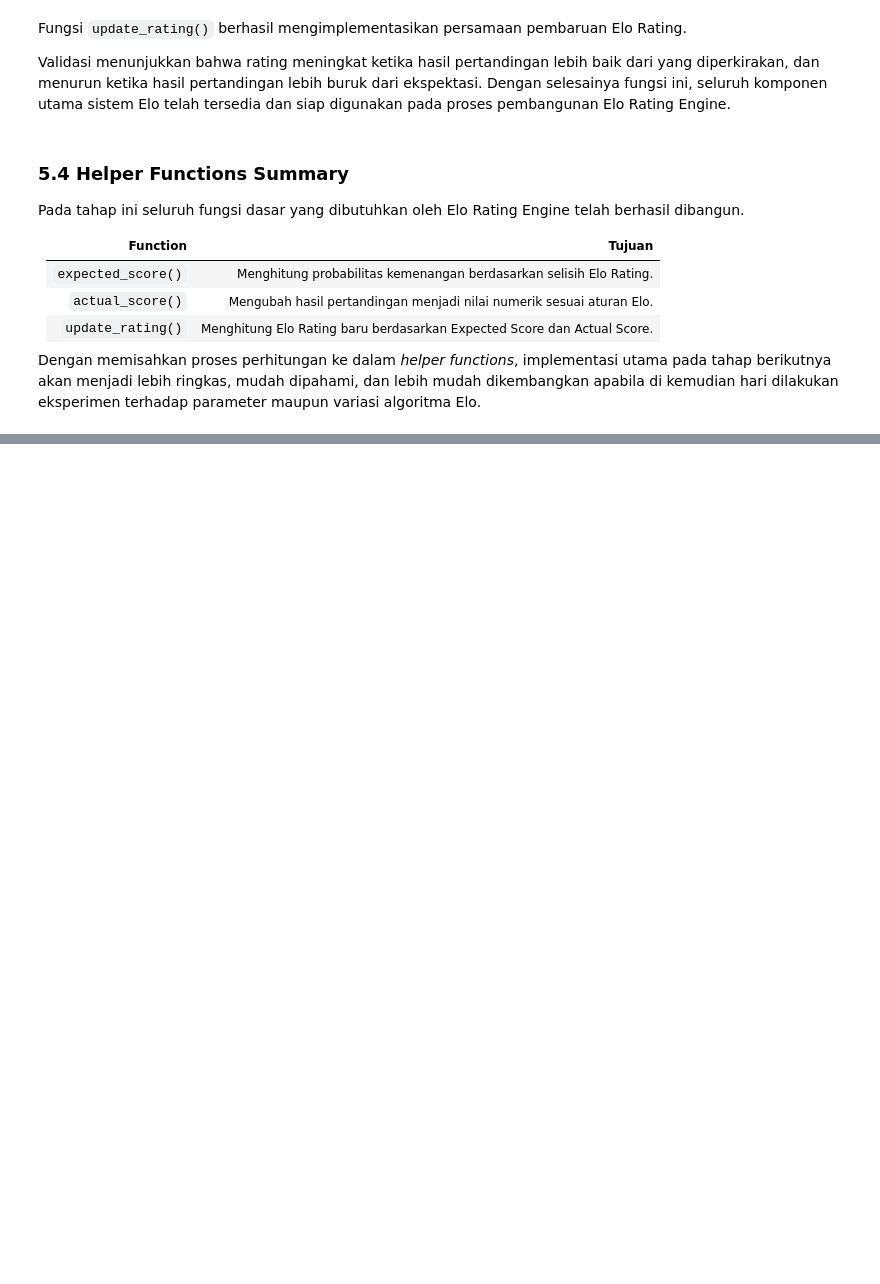
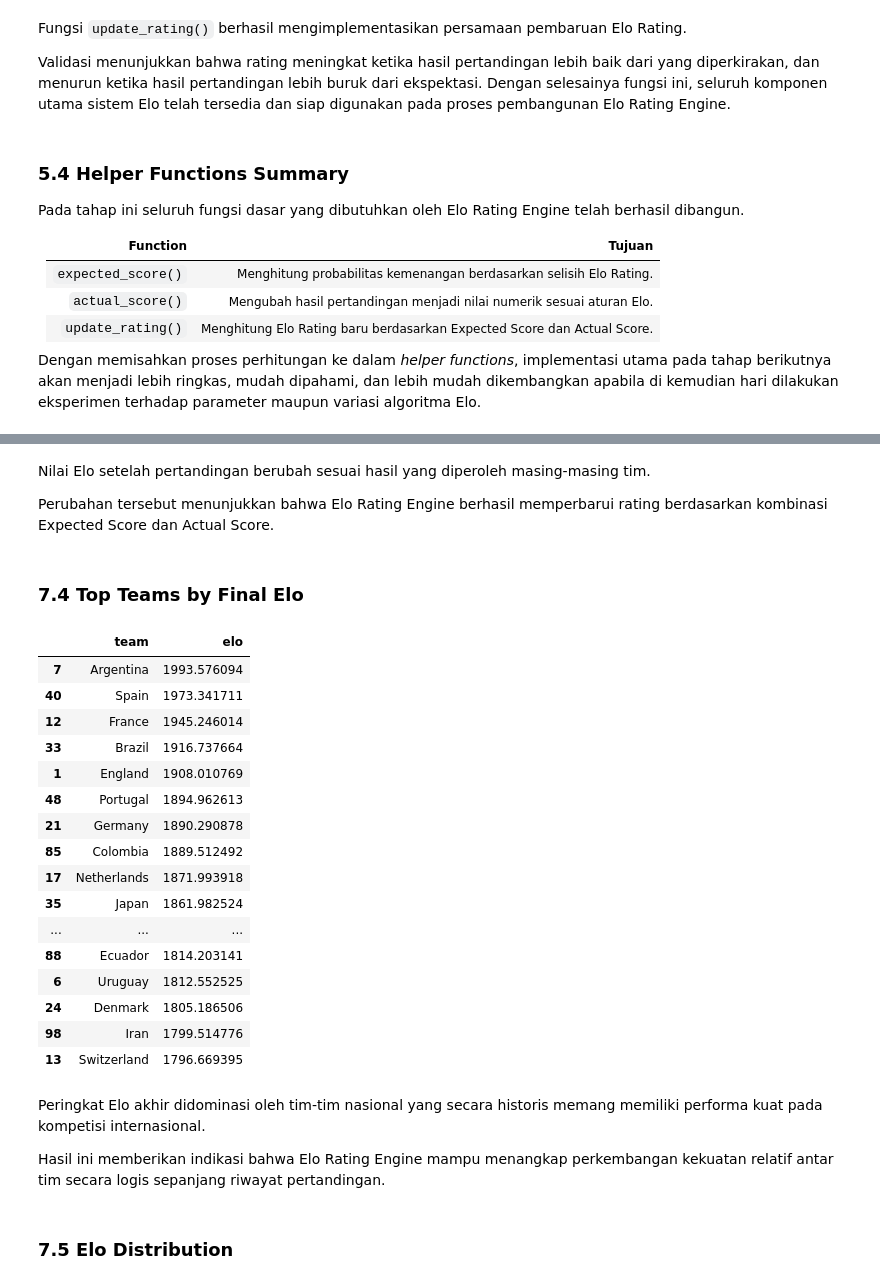
Before and after one commit to RyannPy/international-football-prediction, a Jupyter notebook: notebooks/09_elo_rating_engine.ipynb, the cells around one changed output, grey strips where cells are left out. Saved outputs shown, nothing was run; the diff lists cells and outputs as text; code cells hidden in the pictures; blank space fills up the shorter version.

```diff
--- a/notebooks/09_elo_rating_engine.ipynb
+++ b/notebooks/09_elo_rating_engine.ipynb
@@ -327,0 +532,40 @@ Dengan memisahkan proses perhitungan ke dalam *helper functions*, implementasi u
+# %% [markdown]
+Nilai Elo setelah pertandingan berubah sesuai hasil yang diperoleh masing-masing tim.
+
+Perubahan tersebut menunjukkan bahwa Elo Rating Engine berhasil memperbarui rating berdasarkan kombinasi Expected Score dan Actual Score.
+# %% [markdown]
+### 7.4 Top Teams by Final Elo
+# %%
+final_elo = (
+    pd.DataFrame(
+        elo_ratings.items(),
+        columns=["team", "elo"]
+    )
+    .sort_values("elo", ascending=False)
+)
+
+final_elo.head(20)
+# %% [output]
+|  | team | elo |
+| 7 | Argentina | 1993.576094 |
+| 40 | Spain | 1973.341711 |
+| 12 | France | 1945.246014 |
+| 33 | Brazil | 1916.737664 |
+| 1 | England | 1908.010769 |
+| 48 | Portugal | 1894.962613 |
+| 21 | Germany | 1890.290878 |
+| 85 | Colombia | 1889.512492 |
+| 17 | Netherlands | 1871.993918 |
+| 35 | Japan | 1861.982524 |
+| ... | ... | ... |
+| 88 | Ecuador | 1814.203141 |
+| 6 | Uruguay | 1812.552525 |
+| 24 | Denmark | 1805.186506 |
+| 98 | Iran | 1799.514776 |
+| 13 | Switzerland | 1796.669395 |
+# %% [markdown]
+Peringkat Elo akhir didominasi oleh tim-tim nasional yang secara historis memang memiliki performa kuat pada kompetisi internasional.
+
+Hasil ini memberikan indikasi bahwa Elo Rating Engine mampu menangkap perkembangan kekuatan relatif antar tim secara logis sepanjang riwayat pertandingan.
+# %% [markdown]
+### 7.5 Elo Distribution
```
Also changed, not shown: parts of 25 cells of this notebook.
